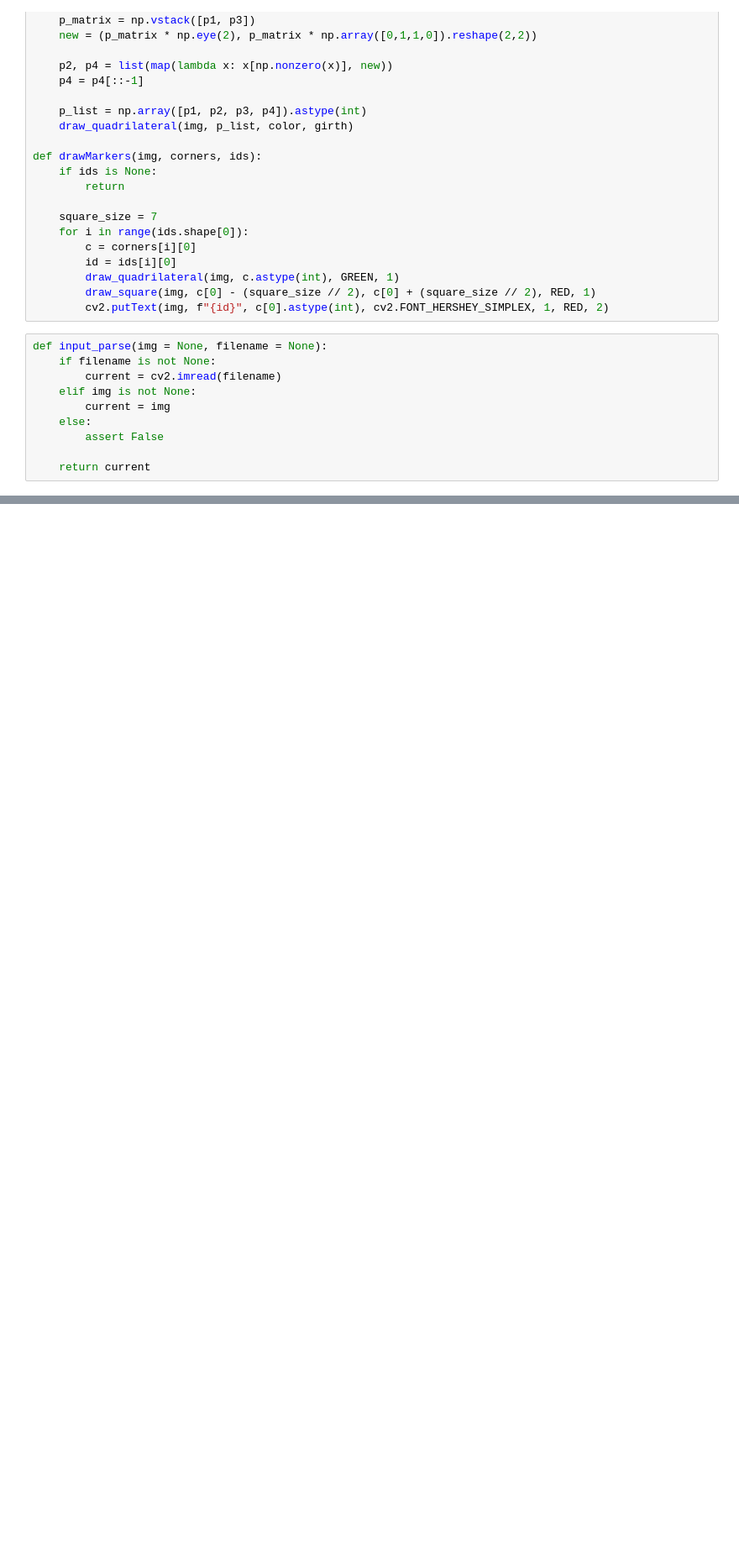
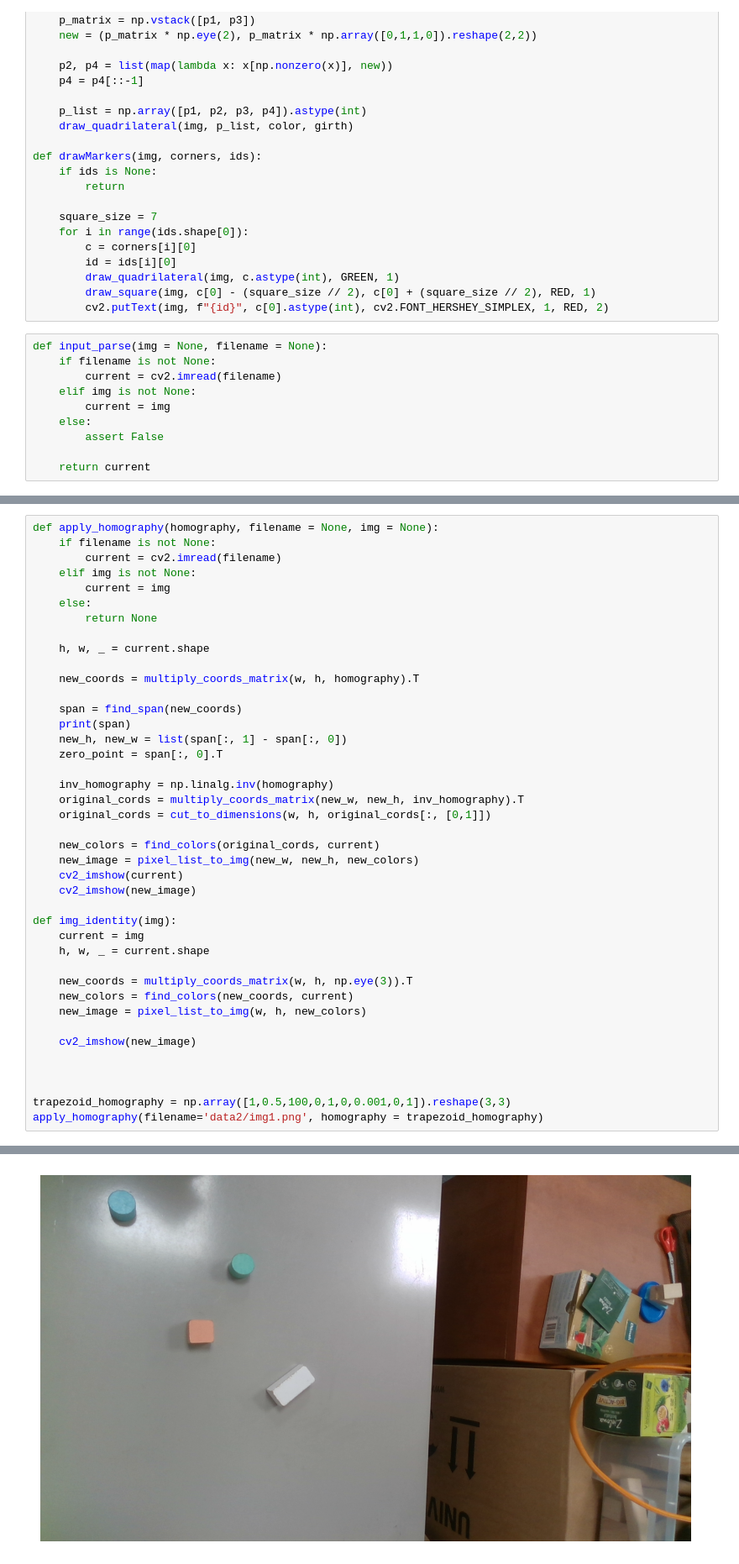
Before and after one commit to Jokilos/ML-stuff, a Jupyter notebook: RC/hw1/calibration.ipynb, the cells around one changed output, grey strips where cells are left out. Shown at 84% size. Drawn from its saved outputs; the diff is of its cells as text; blank space fills up the shorter version.

Commit message:
task2 problem detecting span

```diff
--- a/RC/hw1/calibration.ipynb
+++ b/RC/hw1/calibration.ipynb
@@ -228,0 +315,42 @@ cv2_imshow(img)
+# %%
+def apply_homography(homography, filename = None, img = None):
+    if filename is not None:
+        current = cv2.imread(filename)
+    elif img is not None:
+        current = img
+    else:
+        return None
+
+    h, w, _ = current.shape
+
+    new_coords = multiply_coords_matrix(w, h, homography).T
+
+    span = find_span(new_coords)
+    print(span)
+    new_h, new_w = list(span[:, 1] - span[:, 0])
+    zero_point = span[:, 0].T
+
+    inv_homography = np.linalg.inv(homography)
+    original_cords = multiply_coords_matrix(new_w, new_h, inv_homography).T
+    original_cords = cut_to_dimensions(w, h, original_cords[:, [0,1]])
+
+    new_colors = find_colors(original_cords, current)
+    new_image = pixel_list_to_img(new_w, new_h, new_colors)
+    cv2_imshow(current)
+    cv2_imshow(new_image)
+
+def img_identity(img):
+    current = img
+    h, w, _ = current.shape
+
+    new_coords = multiply_coords_matrix(w, h, np.eye(3)).T
+    new_colors = find_colors(new_coords, current)
+    new_image = pixel_list_to_img(w, h, new_colors)
+
+    cv2_imshow(new_image)
+
+
+
+trapezoid_homography = np.array([1,0.5,100,0,1,0,0.001,0,1]).reshape(3,3)
+apply_homography(filename='data2/img1.png', homography = trapezoid_homography)
+# %% [output]
@@ -228,0 +359 @@ cv2_imshow(img)
+[figure, added]
```
Also changed, not shown: parts of 13 cells of this notebook.
